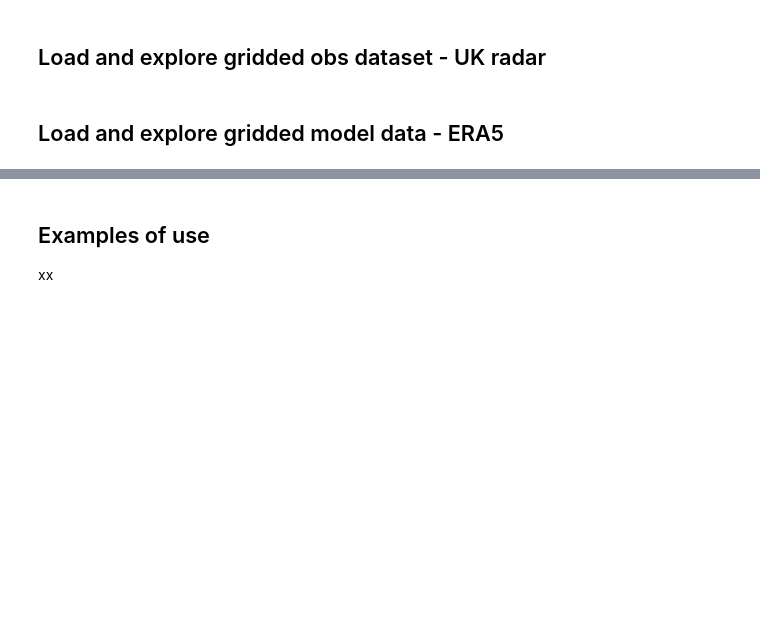
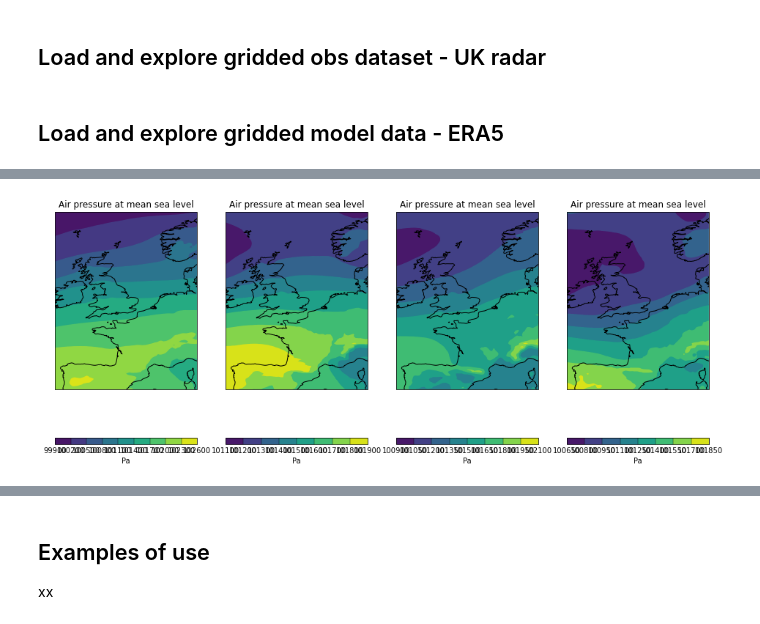
Before and after one commit to informatics-lab/ml_weather_tutorial, a Jupyter notebook: 01_data_exploration.ipynb, the cells around one changed output, grey strips where cells are left out. Drawn from its saved outputs; the diff is of its cells as text; code cells hidden in the pictures; blank space fills up the shorter version.

```diff
--- a/01_data_exploration.ipynb
+++ b/01_data_exploration.ipynb
@@ -321,0 +376,7 @@ Exploration of this data shows us that OpMets routinely overpredict rotor events
+# %%
+iris.iris.coord_categorisation.add_season_number(mslp_2020_cube,'time')
+# %%
+uk_na_bounds = {'latitude': (40,65), 'longitude': (-10,10)}
+# %%
+mslp_uk_2020_cube = mslp_2020_cube.intersection(latitude=uk_na_bounds['latitude'],
+                                                longitude=uk_na_bounds['longitude'])
@@ -321,0 +419,3 @@ Exploration of this data shows us that OpMets routinely overpredict rotor events
+# %%
+mslp_uk_seasonal_mean = mslp_uk_2020_cube.aggregated_by(['season_number'],iris.analysis.MEAN)
+mslp_uk_seasonal_mean
@@ -321,0 +437,8 @@ Exploration of this data shows us that OpMets routinely overpredict rotor events
+# %%
+%%time
+fig1 = matplotlib.pyplot.figure(figsize=(16,8))
+for ix1 in range(mslp_uk_seasonal_mean.shape[0]):
+    ax1 = fig1.add_subplot(1,4,ix1+1,projection=cartopy.crs.PlateCarree())
+    iris.quickplot.contourf(mslp_uk_seasonal_mean[ix1],axes=ax1)
+    ax1.coastlines()
+# %% [output]
@@ -321,0 +447 @@ Exploration of this data shows us that OpMets routinely overpredict rotor events
+[figure, added]
```
Also changed, not shown: parts of 29 cells of this notebook, 2 other files.
